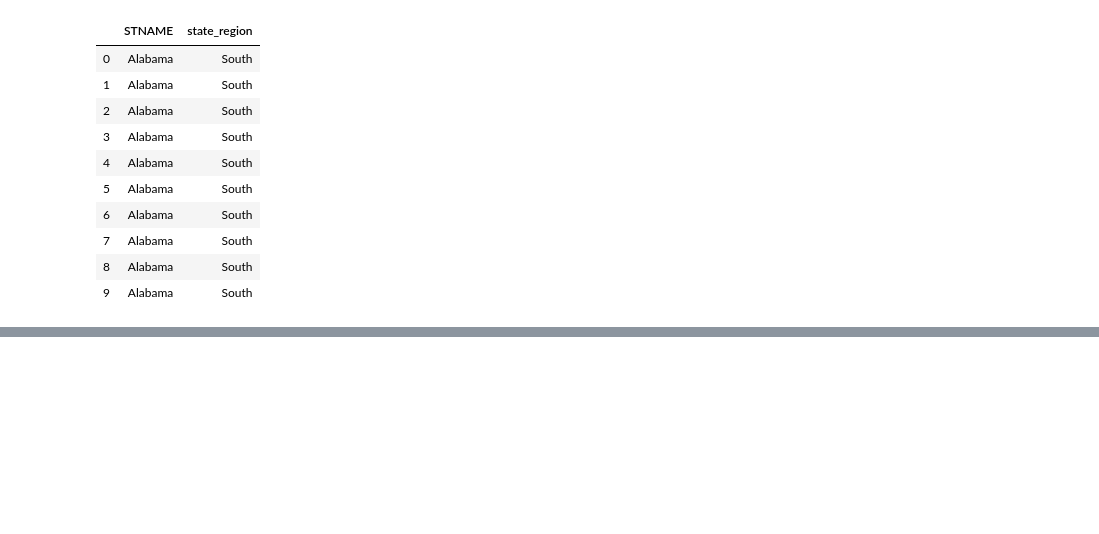
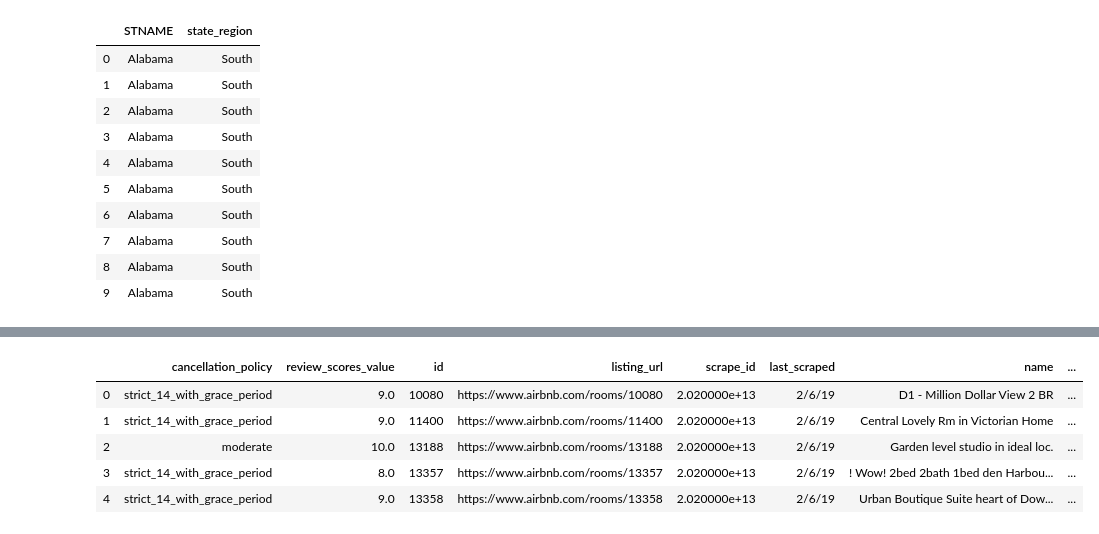
Before and after one commit to timmyang/Python_for_Everybody_Specialization, a Jupyter notebook: 5_Introduction_to_Data_Science_in_Python/3_More_Data_Processing_with_Pandas.ipynb, the cells around one changed output, grey strips where cells are left out. Saved outputs shown, nothing was run; the diff lists cells and outputs as text; code cells hidden in the pictures; blank space fills up the shorter version.

```diff
--- a/5_Introduction_to_Data_Science_in_Python/3_More_Data_Processing_with_Pandas.ipynb
+++ b/5_Introduction_to_Data_Science_in_Python/3_More_Data_Processing_with_Pandas.ipynb
@@ -421,0 +671,16 @@ df[['STNAME', 'state_region']].head(10)
+# %%
+# applies       np.nanmean( cancl_polcy_group1['review_scores_value'] )      >      9.2        -> True/False
+df.groupby('cancellation_policy').filter(lambda x: np.nanmean(x['review_scores_value']) > 9.2).iloc[:5, :10]
+
+# Notice the results are still indexed, but that any of the results which were in a group with a mean
+# review score of less than or equal to 9.2 were not copied over.
+
+# Note that this routine does not filter a dataframe on its contents.
+# The filter is applied to the labels of the index.
+# %% [output]
+|  | cancellation_policy | review_scores_value | id | listing_url | scrape_id | last_scraped | name | ... |
+| 0 | strict_14_with_grace_period | 9.0 | 10080 | https://www.airbnb.com/rooms/10080 | 2.020000e+13 | 2/6/19 | D1 - Million Dollar View 2 BR | ... |
+| 1 | strict_14_with_grace_period | 9.0 | 11400 | https://www.airbnb.com/rooms/11400 | 2.020000e+13 | 2/6/19 | Central Lovely Rm in Victorian Home | ... |
+| 2 | moderate | 10.0 | 13188 | https://www.airbnb.com/rooms/13188 | 2.020000e+13 | 2/6/19 | Garden level studio in ideal loc. | ... |
+| 3 | strict_14_with_grace_period | 8.0 | 13357 | https://www.airbnb.com/rooms/13357 | 2.020000e+13 | 2/6/19 | ! Wow! 2bed 2bath 1bed den Harbou... | ... |
+| 4 | strict_14_with_grace_period | 9.0 | 13358 | https://www.airbnb.com/rooms/13358 | 2.020000e+13 | 2/6/19 | Urban Boutique Suite heart of Dow... | ... |
```
Also changed, not shown: parts of 32 cells of this notebook, 3 other files.
